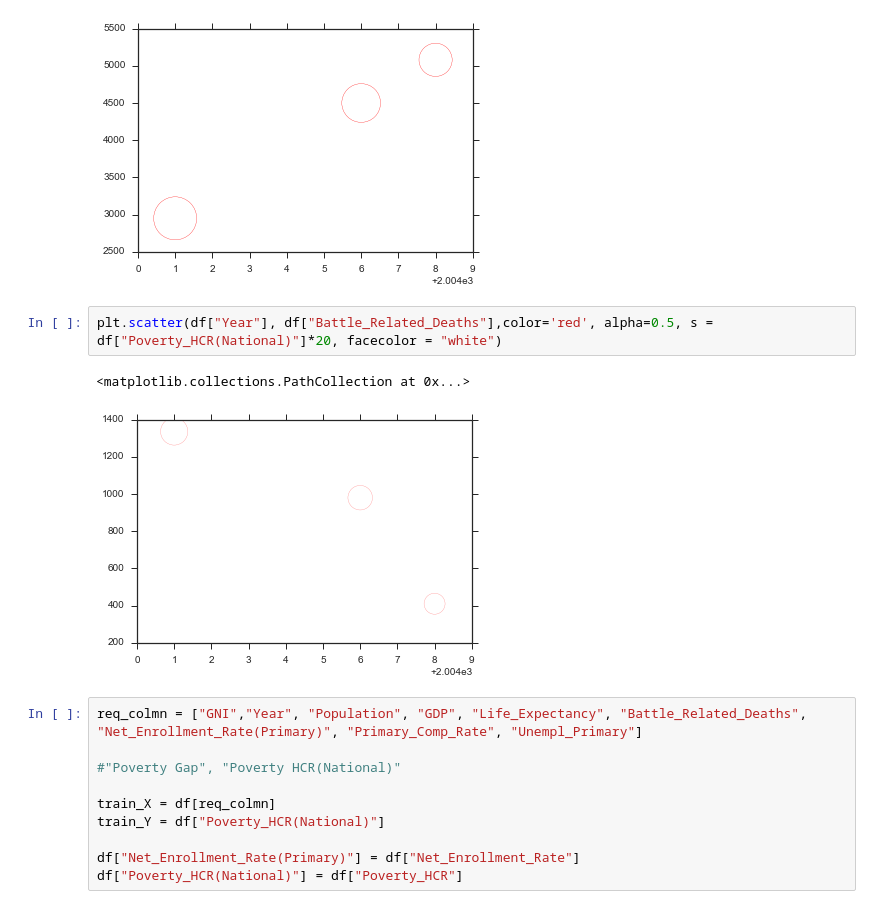
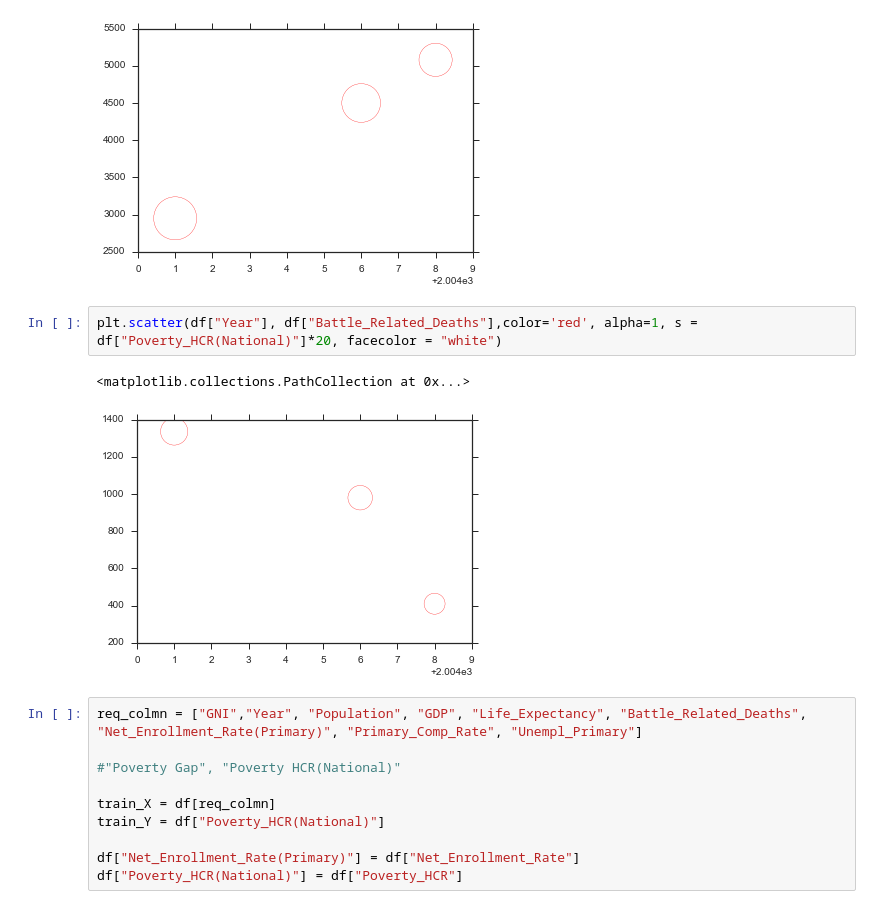
Before and after one commit to Dawny33/Data-Mining-and-ML, a Jupyter notebook: Intern Project/World_Poverty_Analysis/World_Poverty_Analysis.ipynb, the cells around one changed output. Cells and saved outputs as stored; diff of their text form.

```diff
--- a/Intern Project/World_Poverty_Analysis/World_Poverty_Analysis.ipynb
+++ b/Intern Project/World_Poverty_Analysis/World_Poverty_Analysis.ipynb
@@ -83,10 +83,10 @@ ax = plt.scatter(df["Year"], df["GNI"],color='red', alpha=1, s = df["Poverty_HCR
 # %% [output]
 [figure]
 # %%
-plt.scatter(df["Year"], df["Battle_Related_Deaths"],color='red', alpha=0.5, s = df["Poverty_HCR(National)"]*20, facecolor = "white")
+plt.scatter(df["Year"], df["Battle_Related_Deaths"],color='red', alpha=1, s = df["Poverty_HCR(National)"]*20, facecolor = "white")
 # %% [output]
 <matplotlib.collections.PathCollection at 0x...>
-[figure, old version]
+[figure, new version]
 # %%
 req_colmn = ["GNI","Year", "Population", "GDP", "Life_Expectancy", "Battle_Related_Deaths", "Net_Enrollment_Rate(Primary)", "Primary_Comp_Rate", "Unempl_Primary"]
 
```
Also changed, not shown: parts of 3 cells of this notebook, 1 other file.
